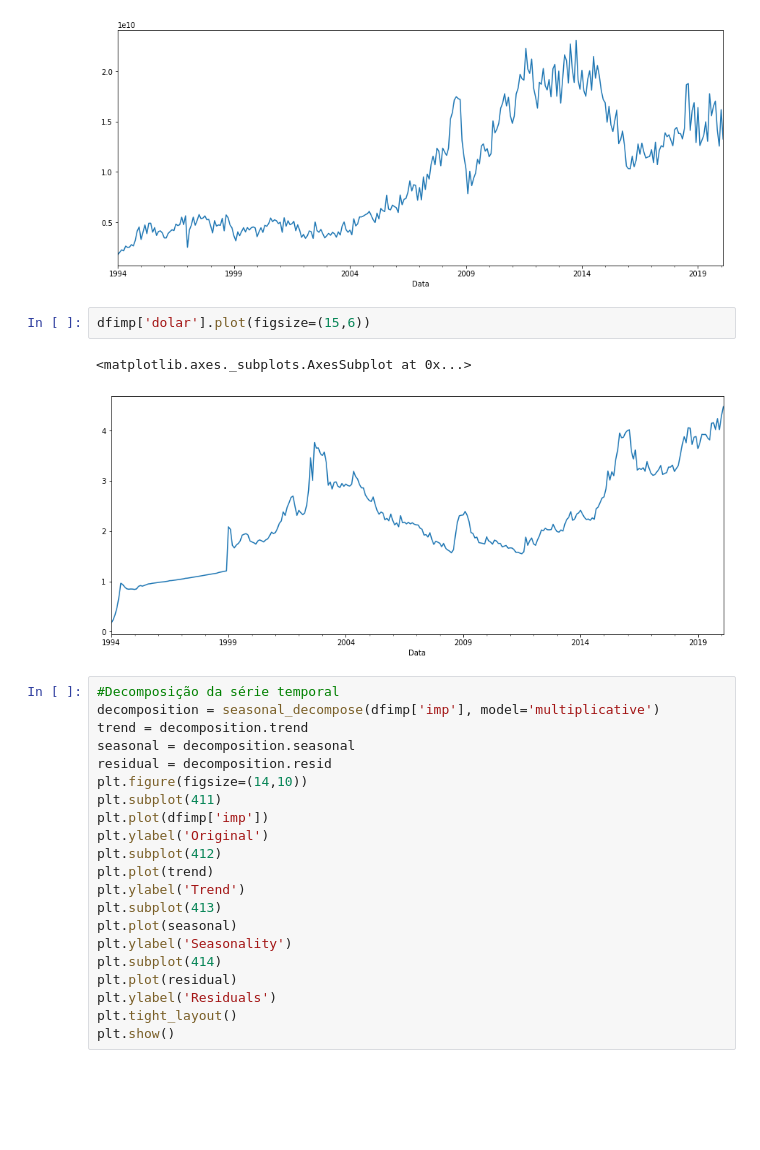
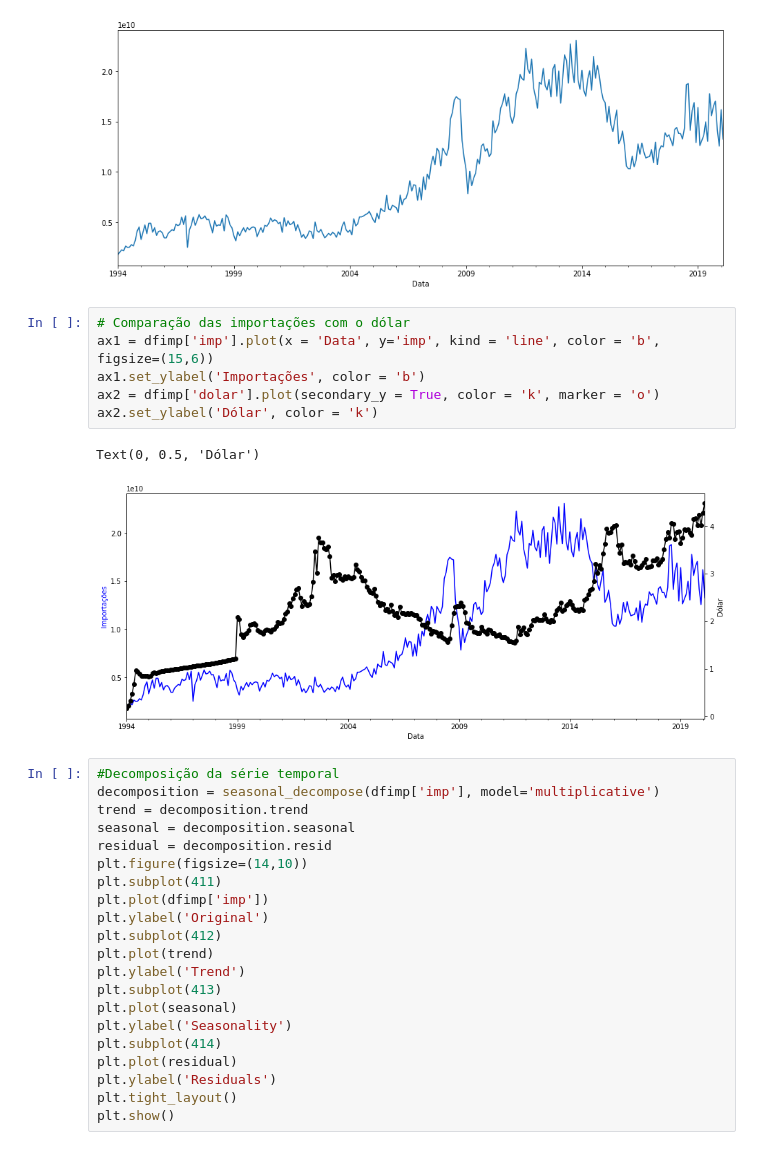
Before and after one commit to mmbs1989/TCC-PUCMINAS, a Jupyter notebook: Notebook_TCC_PUC.ipynb, the cells around one changed output. Drawn from its saved outputs; the diff is of its cells as text; blank space fills up the shorter version.

```diff
--- a/Notebook_TCC_PUC.ipynb
+++ b/Notebook_TCC_PUC.ipynb
@@ -373,11 +373,15 @@ dfimp['imp'].plot(figsize=(15,6))
 # %% [output]
 <matplotlib.axes._subplots.AxesSubplot at 0x...>
 [figure]
-# %%
-dfimp['dolar'].plot(figsize=(15,6))
-# %% [output]
-<matplotlib.axes._subplots.AxesSubplot at 0x...>
-[figure, removed]
+# %%
+# Comparação das importações com o dólar
+ax1 = dfimp['imp'].plot(x = 'Data', y='imp', kind = 'line', color = 'b', figsize=(15,6))
+ax1.set_ylabel('Importações', color = 'b')
+ax2 = dfimp['dolar'].plot(secondary_y = True, color = 'k', marker = 'o')
+ax2.set_ylabel('Dólar', color = 'k')
+# %% [output]
+Text(0, 0.5, 'Dólar')
+[figure, added]
 # %%
 #Decomposição da série temporal
 decomposition = seasonal_decompose(dfimp['imp'], model='multiplicative')
```
Also changed, not shown: parts of 1 cell of this notebook.
